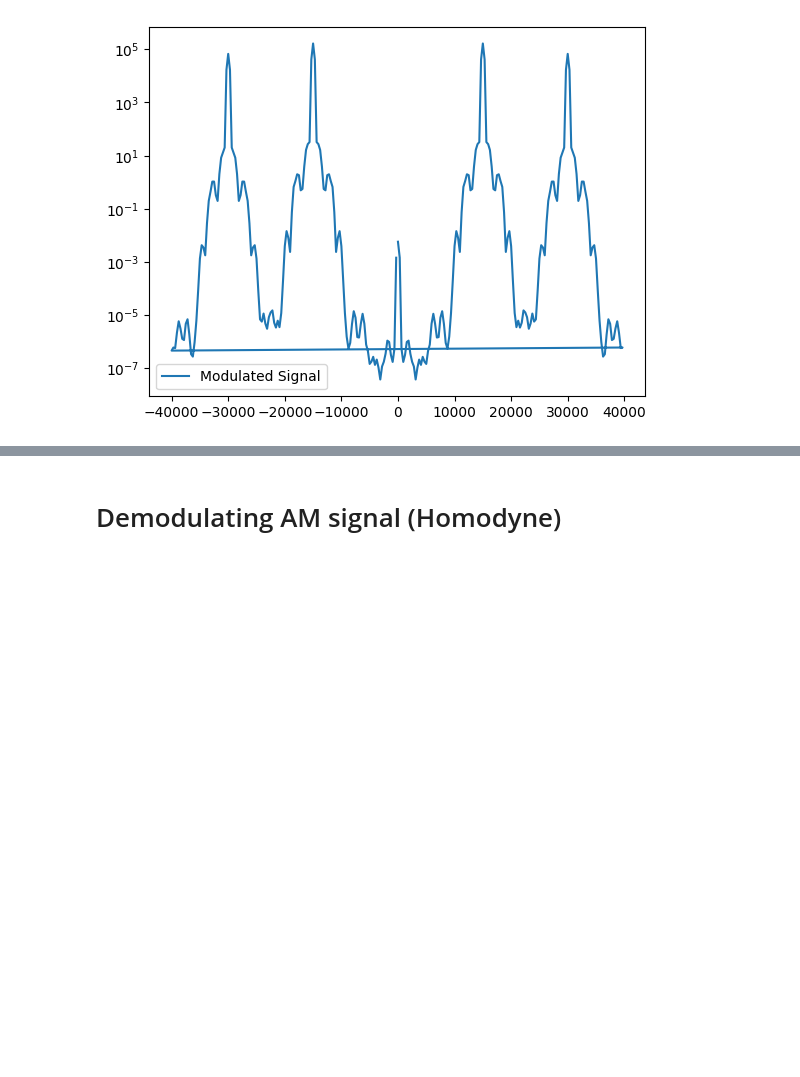
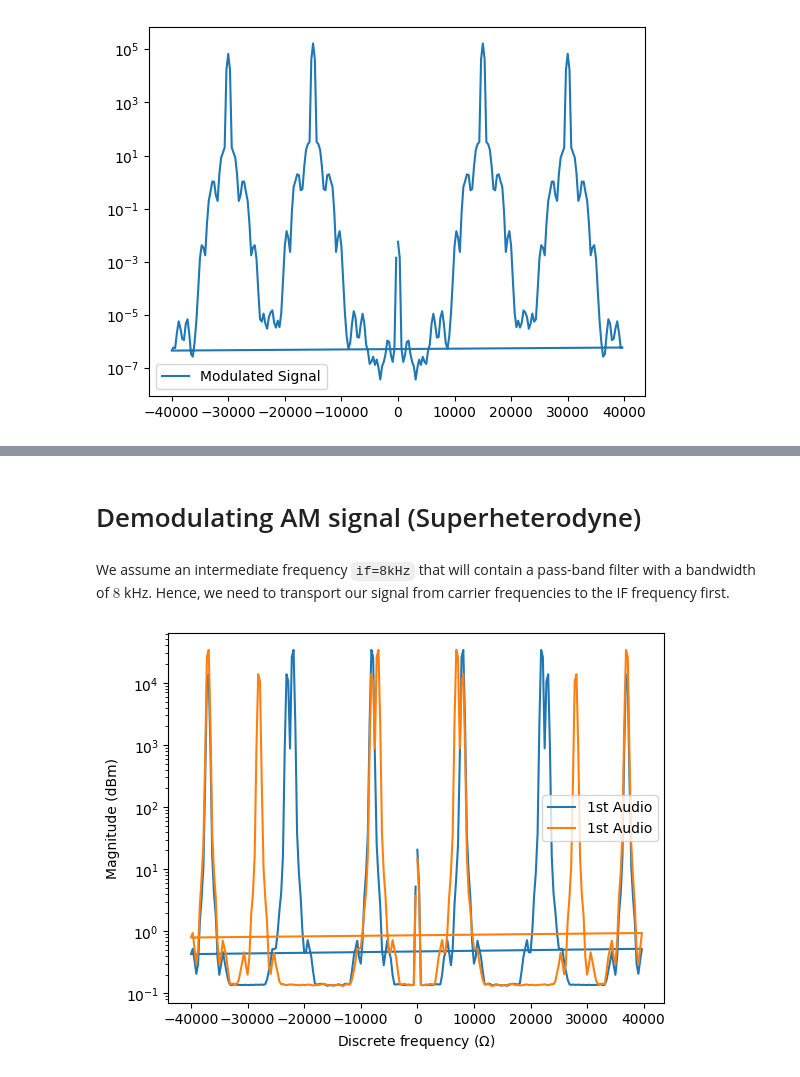
Before and after one commit to cleversonahum/digital_transmission_codes, a Jupyter notebook: codes/am-exercise-1.ipynb, the cells around one changed output, grey strips where cells are left out. Cells and saved outputs as stored; diff of their text form; code cells hidden in the pictures; blank space fills up the shorter version.

```diff
--- a/codes/am-exercise-1.ipynb
+++ b/codes/am-exercise-1.ipynb
@@ -315,2 +314,2 @@ print(10*np.log10(power_x/noise_power))
 # %% [markdown]
-# Demodulating AM signal (Homodyne)
+# Demodulating AM signal (Superheterodyne)
@@ -320,0 +316,19 @@ rbb2 = rx*np.cos(2*np.pi*n*carriers[1]+phase)
+# %% [markdown]
+We assume an intermediate frequency `if=8kHz` that will contain a pass-band filter with a bandwidth of $8$ kHz. Hence, we need to transport our signal from carrier frequencies to the IF frequency first.
+# %%
+# Downconversion to the IF frequency
+if_c = 8e3
+rif1 = rx*np.cos(2*np.pi*n*(carriers[0]-if_c)+phase)
+rif2 = rx*np.cos(2*np.pi*n*(carriers[1]-if_c)+phase)
+
+xf_rif1, yp_rif1 = signal.welch(rif1, Fs_tx, return_onesided=False)
+xf_rif2, yp_rif2 = signal.welch(rif2, Fs_tx, return_onesided=False)
+plt.figure()
+plt.semilogy(xf_rif1, yp_rif1, label="1st Audio")
+plt.semilogy(xf_rif2, yp_rif2, label="1st Audio")
+plt.legend()
+plt.xlabel(r"Discrete frequency ($\Omega$)")
+plt.ylabel("Magnitude (dBm)")
+plt.show()
+# %% [output]
+[figure, added]
```
Also changed, not shown: parts of 16 cells of this notebook.
